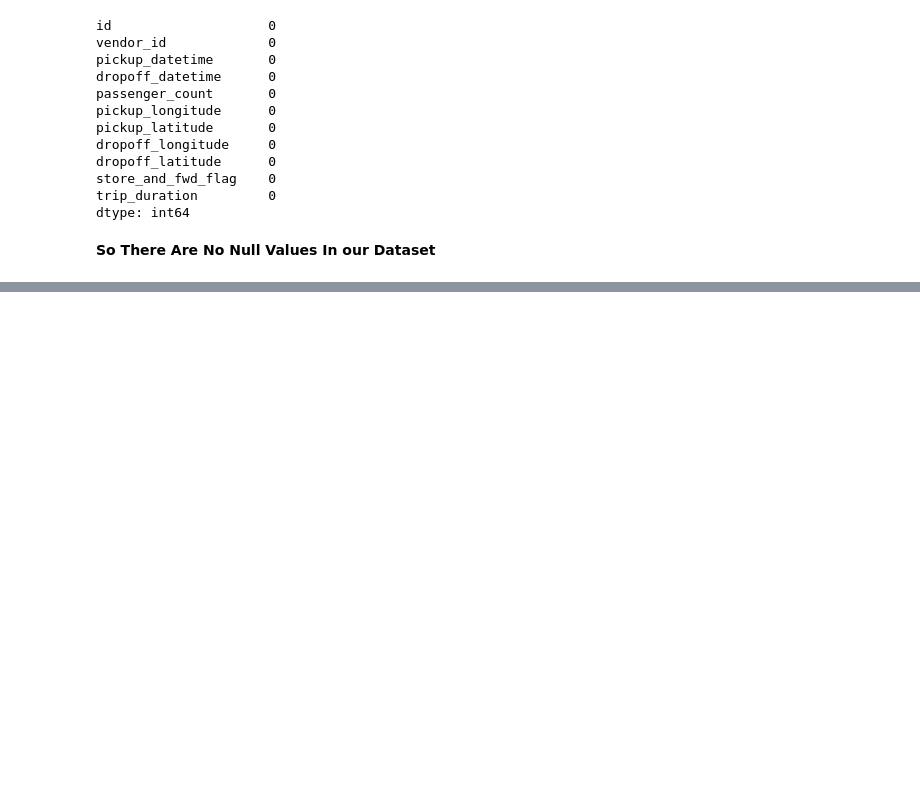
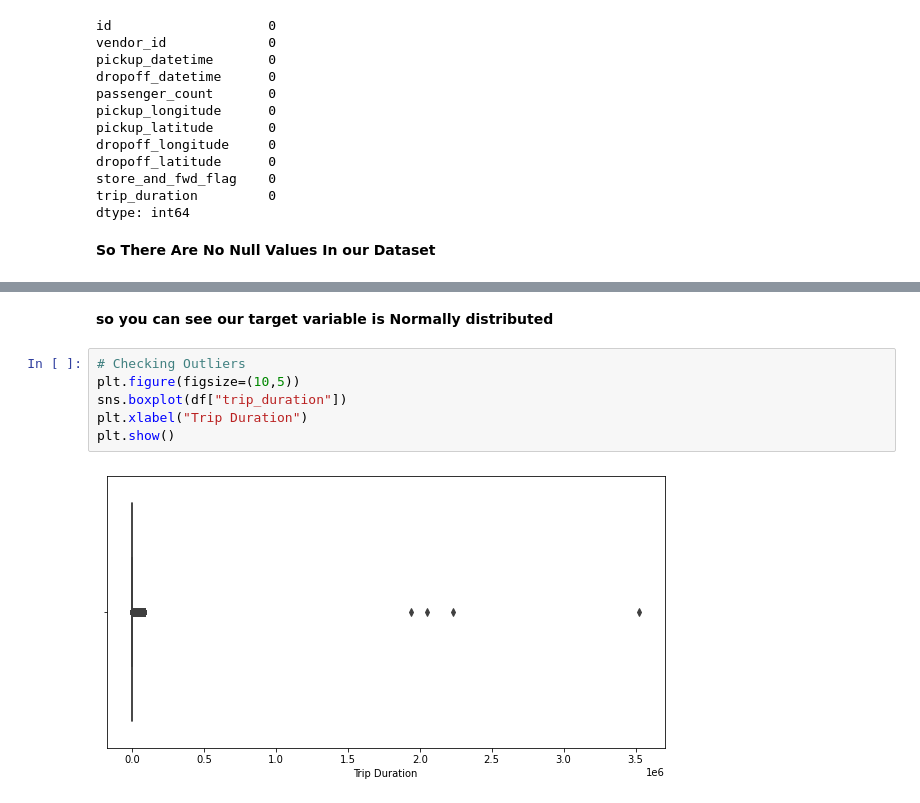
Before and after one commit to AbhijeetS1112/NYC-Taxi-Trip-Time-Prediction----ALMA, a Jupyter notebook: NYC_Taxi_Trip_Time_Prediction.ipynb, the cells around one changed output, grey strips where cells are left out. Cells and saved outputs as stored; diff of their text form; blank space fills up the shorter version.

```diff
--- a/NYC_Taxi_Trip_Time_Prediction.ipynb
+++ b/NYC_Taxi_Trip_Time_Prediction.ipynb
@@ -132,0 +306,10 @@ dtype: int64
+# %% [markdown]
+**so you can see our target variable is Normally distributed**
+# %%
+# Checking Outliers
+plt.figure(figsize=(10,5))
+sns.boxplot(df["trip_duration"])
+plt.xlabel("Trip Duration")
+plt.show()
+# %% [output]
+[figure, added]
```
Also changed, not shown: parts of 33 cells of this notebook.
